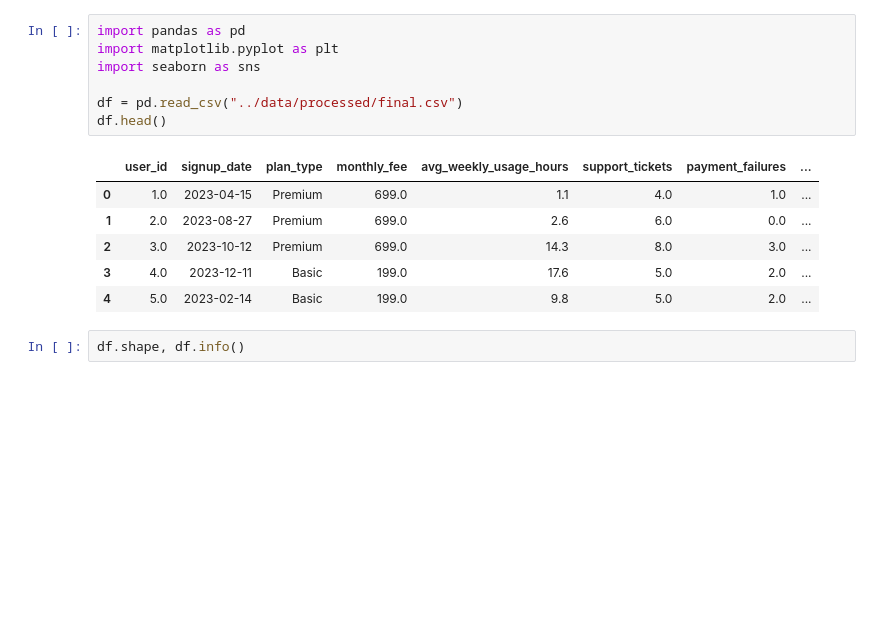
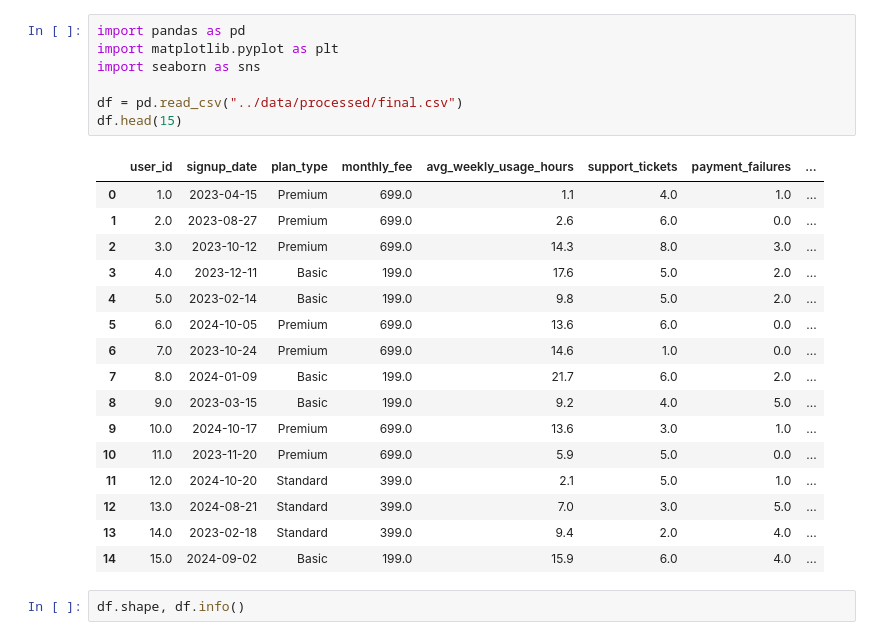
Before and after one commit to priyanshuchestabit257/Traning, a Jupyter notebook: week6/src/notebooks/EDA.ipynb, the cells around one changed output. Cells and saved outputs as stored; diff of their text form; blank space fills up the shorter version.

```diff
--- a/week6/src/notebooks/EDA.ipynb
+++ b/week6/src/notebooks/EDA.ipynb
@@ -1,17 +1,27 @@
 # %%
 import pandas as pd
 import matplotlib.pyplot as plt
 import seaborn as sns
 
 df = pd.read_csv("../data/processed/final.csv")
-df.head()
+df.head(15)
 # %% [output]
 |  | user_id | signup_date | plan_type | monthly_fee | avg_weekly_usage_hours | support_tickets | payment_failures | ... |
 | 0 | 1.0 | 2023-04-15 | Premium | 699.0 | 1.1 | 4.0 | 1.0 | ... |
 | 1 | 2.0 | 2023-08-27 | Premium | 699.0 | 2.6 | 6.0 | 0.0 | ... |
 | 2 | 3.0 | 2023-10-12 | Premium | 699.0 | 14.3 | 8.0 | 3.0 | ... |
 | 3 | 4.0 | 2023-12-11 | Basic | 199.0 | 17.6 | 5.0 | 2.0 | ... |
 | 4 | 5.0 | 2023-02-14 | Basic | 199.0 | 9.8 | 5.0 | 2.0 | ... |
+| 5 | 6.0 | 2024-10-05 | Premium | 699.0 | 13.6 | 6.0 | 0.0 | ... |
+| 6 | 7.0 | 2023-10-24 | Premium | 699.0 | 14.6 | 1.0 | 0.0 | ... |
+| 7 | 8.0 | 2024-01-09 | Basic | 199.0 | 21.7 | 6.0 | 2.0 | ... |
+| 8 | 9.0 | 2023-03-15 | Basic | 199.0 | 9.2 | 4.0 | 5.0 | ... |
+| 9 | 10.0 | 2024-10-17 | Premium | 699.0 | 13.6 | 3.0 | 1.0 | ... |
+| 10 | 11.0 | 2023-11-20 | Premium | 699.0 | 5.9 | 5.0 | 0.0 | ... |
+| 11 | 12.0 | 2024-10-20 | Standard | 399.0 | 2.1 | 5.0 | 1.0 | ... |
+| 12 | 13.0 | 2024-08-21 | Standard | 399.0 | 7.0 | 3.0 | 5.0 | ... |
+| 13 | 14.0 | 2023-02-18 | Standard | 399.0 | 9.4 | 2.0 | 4.0 | ... |
+| 14 | 15.0 | 2024-09-02 | Basic | 199.0 | 15.9 | 6.0 | 4.0 | ... |
 # %%
 df.shape, df.info()
 # %% [output]
```
Also changed, not shown: parts of 2 cells of this notebook, 8 other files.
